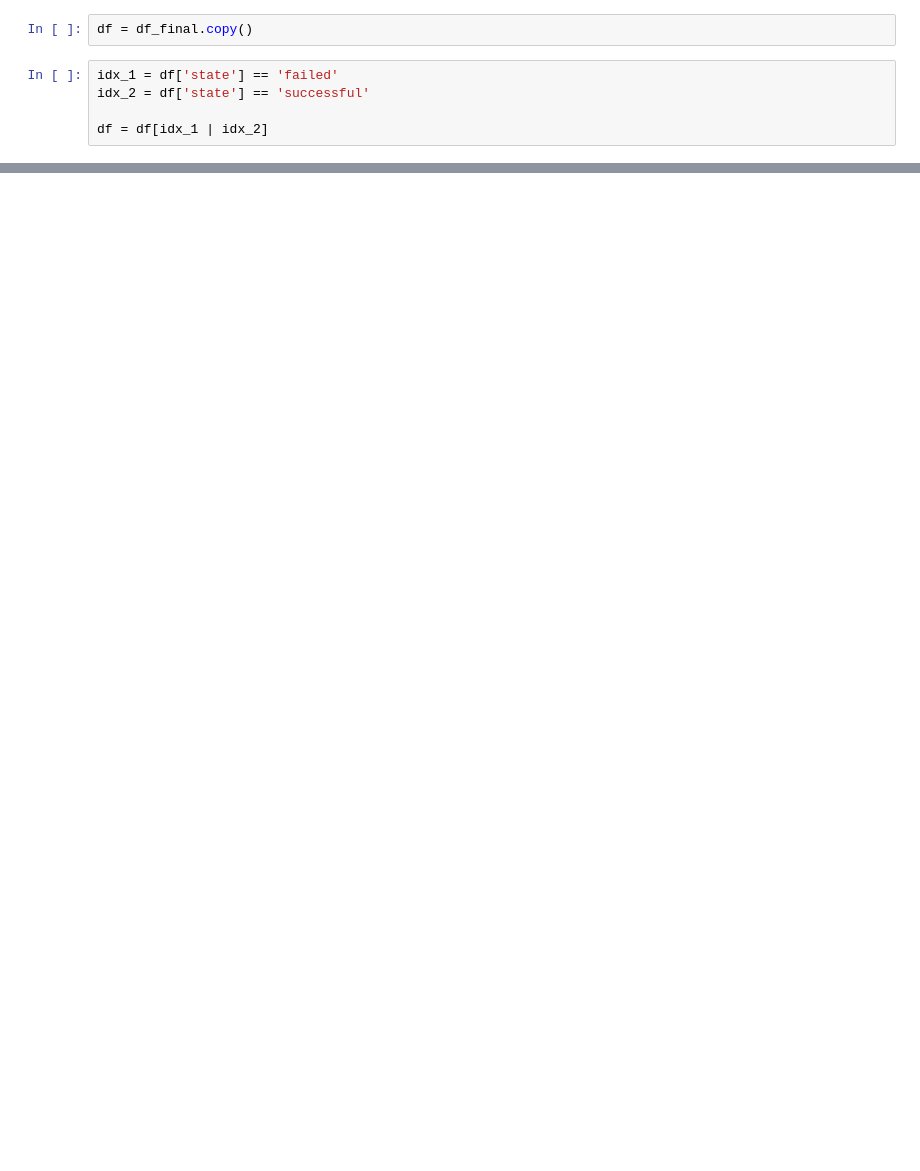
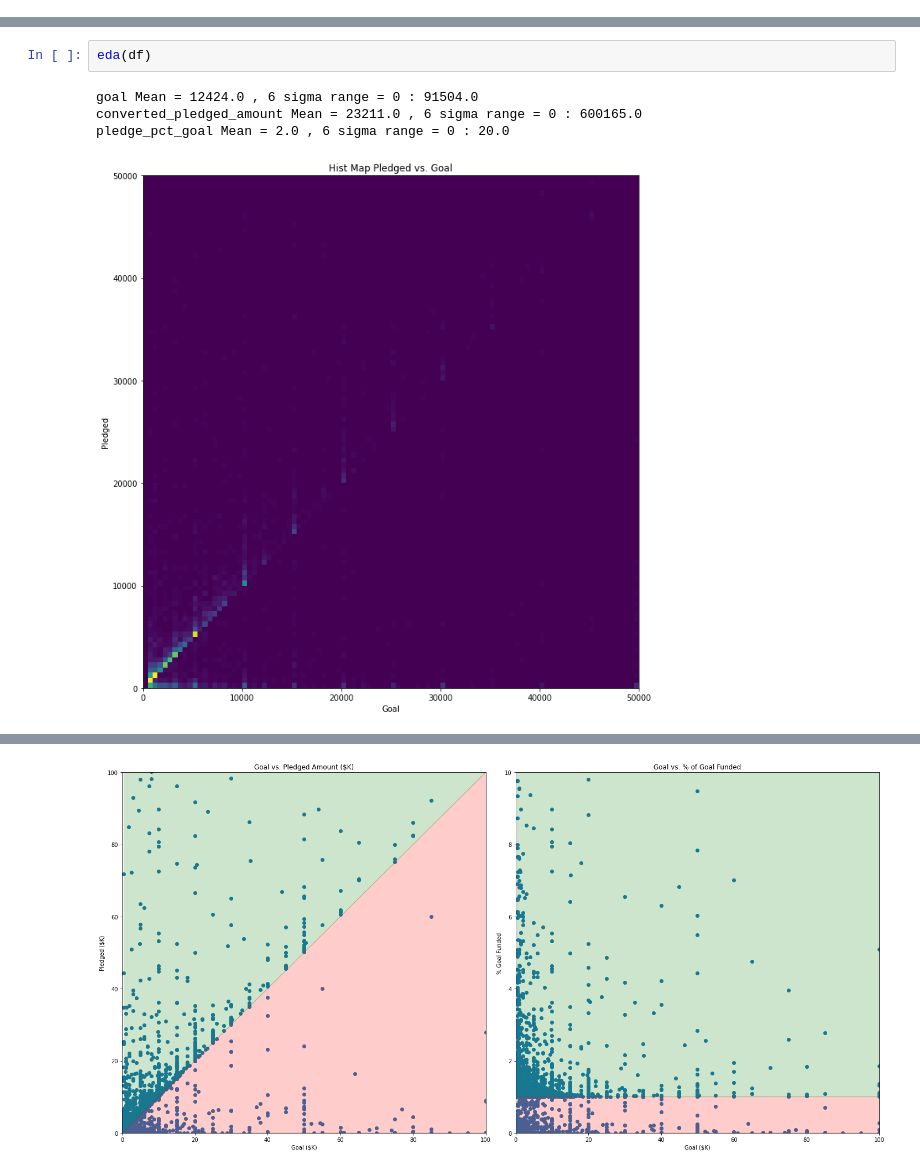
Before and after one commit to PTPT-Kickstarter1/Backend, a Jupyter notebook: load_data.ipynb, the cells around one changed output, grey strips where cells are left out. Saved outputs shown, nothing was run; the diff lists cells and outputs as text; blank space fills up the shorter version.

```diff
--- a/load_data.ipynb
+++ b/load_data.ipynb
@@ -92,7 +238,0 @@ df_final.to_excel('df_final.xlsx')
-# %%
-df = df_final.copy()
-# %%
-idx_1 = df['state'] == 'failed'
-idx_2 = df['state'] == 'successful'
-
-df = df[idx_1 | idx_2]
@@ -102,0 +292,7 @@ df_final.shape, df.shape
+# %%
+eda(df)
+# %% [output]
+goal Mean = 12424.0 , 6 sigma range = 0 : 91504.0
+converted_pledged_amount Mean = 23211.0 , 6 sigma range = 0 : 600165.0
+pledge_pct_goal Mean = 2.0 , 6 sigma range = 0 : 20.0
+[figure, added]
@@ -102,0 +303 @@ df_final.shape, df.shape
+[figure, added]
```
Also changed, not shown: parts of 15 cells of this notebook, 6 other files.
